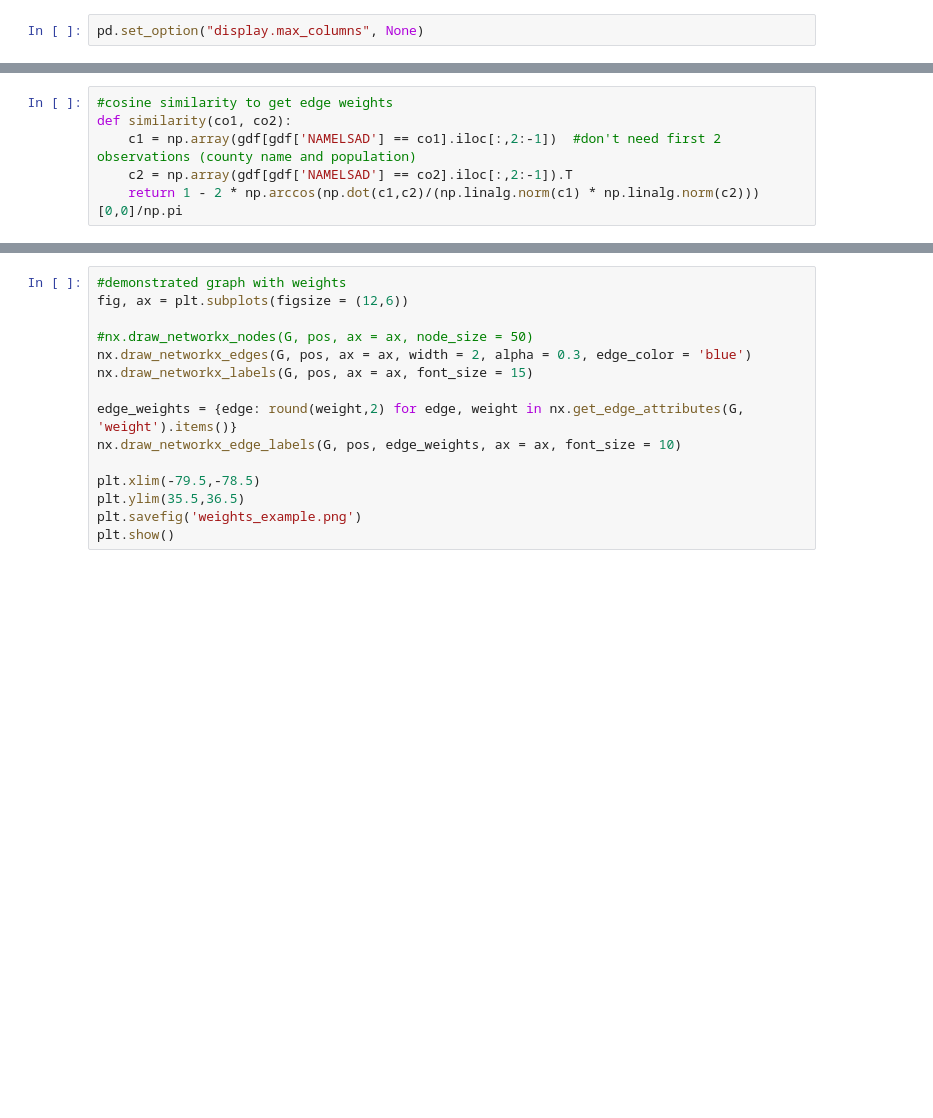
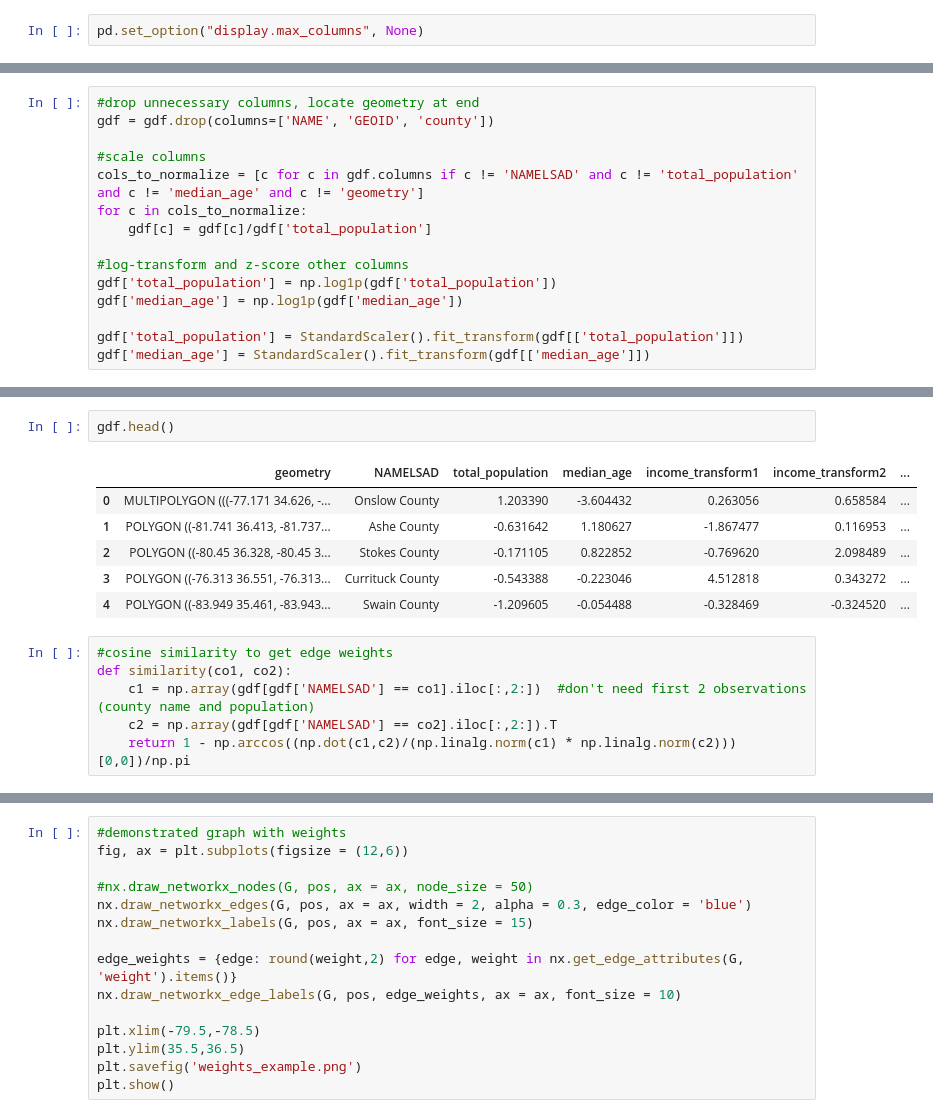
Before and after one commit to olublin/immc-25, a Jupyter notebook: graph_clustering.ipynb, the cells around one changed output, grey strips where cells are left out. Drawn from its saved outputs; the diff is of its cells as text; blank space fills up the shorter version.

```diff
--- a/graph_clustering.ipynb
+++ b/graph_clustering.ipynb
@@ -106,0 +112,15 @@ np.pi
+# %%
+#drop unnecessary columns, locate geometry at end
+gdf = gdf.drop(columns=['NAME', 'GEOID', 'county'])
+
+#scale columns
+cols_to_normalize = [c for c in gdf.columns if c != 'NAMELSAD' and c != 'total_population' and c != 'median_age' and c != 'geometry']
+for c in cols_to_normalize:
+    gdf[c] = gdf[c]/gdf['total_population']
+
+#log-transform and z-score other columns
+gdf['total_population'] = np.log1p(gdf['total_population'])
+gdf['median_age'] = np.log1p(gdf['median_age'])
+
+gdf['total_population'] = StandardScaler().fit_transform(gdf[['total_population']])
+gdf['median_age'] = StandardScaler().fit_transform(gdf[['median_age']])
@@ -107,9 +202,18 @@ np.pi
+# %%
+gdf.head()
+# %% [output]
+|  | geometry | NAMELSAD | total_population | median_age | income_transform1 | income_transform2 | ... |
+| 0 | MULTIPOLYGON (((-77.171 34.626, -... | Onslow County | 1.203390 | -3.604432 | 0.263056 | 0.658584 | ... |
+| 1 | POLYGON ((-81.741 36.413, -81.737... | Ashe County | -0.631642 | 1.180627 | -1.867477 | 0.116953 | ... |
+| 2 | POLYGON ((-80.45 36.328, -80.45 3... | Stokes County | -0.171105 | 0.822852 | -0.769620 | 2.098489 | ... |
+| 3 | POLYGON ((-76.313 36.551, -76.313... | Currituck County | -0.543388 | -0.223046 | 4.512818 | 0.343272 | ... |
+| 4 | POLYGON ((-83.949 35.461, -83.943... | Swain County | -1.209605 | -0.054488 | -0.328469 | -0.324520 | ... |
 # %%
 #cosine similarity to get edge weights
 def similarity(co1, co2):
-    c1 = np.array(gdf[gdf['NAMELSAD'] == co1].iloc[:,2:-1])  #don't need first 2 observations (county name and population)
-    c2 = np.array(gdf[gdf['NAMELSAD'] == co2].iloc[:,2:-1]).T
-    return 1 - 2 * np.arccos(np.dot(c1,c2)/(np.linalg.norm(c1) * np.linalg.norm(c2)))[0,0]/np.pi
+    c1 = np.array(gdf[gdf['NAMELSAD'] == co1].iloc[:,2:])  #don't need first 2 observations (county name and population)
+    c2 = np.array(gdf[gdf['NAMELSAD'] == co2].iloc[:,2:]).T
+    return 1 - np.arccos((np.dot(c1,c2)/(np.linalg.norm(c1) * np.linalg.norm(c2)))[0,0])/np.pi
 # %%
 #build adjacencies on graph
 G = nx.Graph()
```
Also changed, not shown: parts of 14 cells of this notebook.
